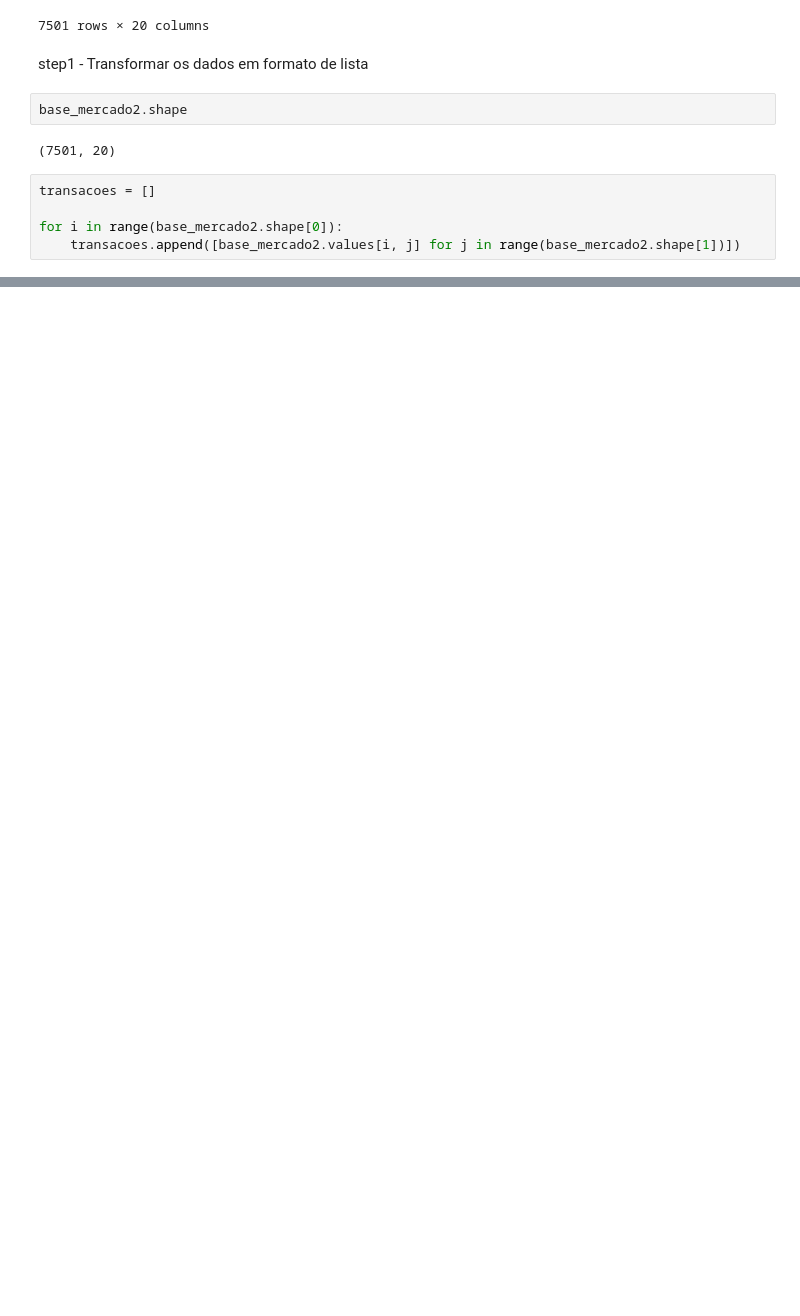
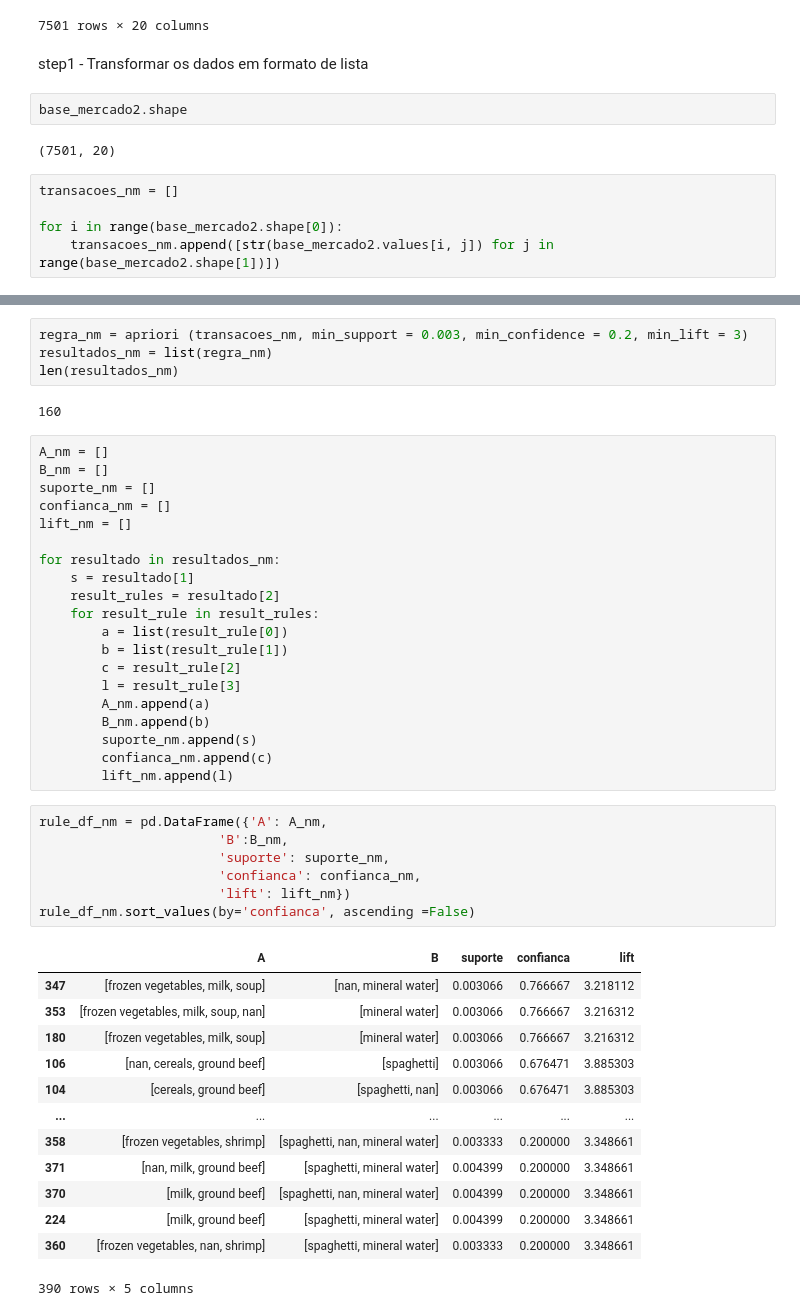
Before and after one commit to Diegoeverton/Estudo-Machine-Learning, a Jupyter notebook: associacao.ipynb, the cells around one changed output, grey strips where cells are left out. Cells and saved outputs as stored; diff of their text form; blank space fills up the shorter version.

```diff
--- a/associacao.ipynb
+++ b/associacao.ipynb
@@ -170,7 +170,7 @@ base_mercado2.shape
 # %% [output]
 (7501, 20)
 # %%
-transacoes = []
+transacoes_nm = []
 
 for i in range(base_mercado2.shape[0]):
-    transacoes.append([base_mercado2.values[i, j] for j in range(base_mercado2.shape[1])])
+    transacoes_nm.append([str(base_mercado2.values[i, j]) for j in range(base_mercado2.shape[1])])
@@ -196,0 +214,47 @@ transacoes
+# %%
+regra_nm = apriori (transacoes_nm, min_support = 0.003, min_confidence = 0.2, min_lift = 3)
+resultados_nm = list(regra_nm)
+len(resultados_nm)
+# %% [output]
+160
+# %%
+A_nm = []
+B_nm = []
+suporte_nm = []
+confianca_nm = []
+lift_nm = []
+
+for resultado in resultados_nm:
+    s = resultado[1]
+    result_rules = resultado[2]
+    for result_rule in result_rules:
+        a = list(result_rule[0])
+        b = list(result_rule[1])
+        c = result_rule[2]
+        l = result_rule[3]
+        A_nm.append(a)
+        B_nm.append(b)
+        suporte_nm.append(s)
+        confianca_nm.append(c)
+        lift_nm.append(l)
+# %%
+rule_df_nm = pd.DataFrame({'A': A_nm,
+                       'B':B_nm,
+                       'suporte': suporte_nm,
+                       'confianca': confianca_nm,
+                       'lift': lift_nm})
+rule_df_nm.sort_values(by='confianca', ascending =False)
+# %% [output]
+|  | A | B | suporte | confianca | lift |
+| 347 | [frozen vegetables, milk, soup] | [nan, mineral water] | 0.003066 | 0.766667 | 3.218112 |
+| 353 | [frozen vegetables, milk, soup, nan] | [mineral water] | 0.003066 | 0.766667 | 3.216312 |
+| 180 | [frozen vegetables, milk, soup] | [mineral water] | 0.003066 | 0.766667 | 3.216312 |
+| 106 | [nan, cereals, ground beef] | [spaghetti] | 0.003066 | 0.676471 | 3.885303 |
+| 104 | [cereals, ground beef] | [spaghetti, nan] | 0.003066 | 0.676471 | 3.885303 |
+| ... | ... | ... | ... | ... | ... |
+| 358 | [frozen vegetables, shrimp] | [spaghetti, nan, mineral water] | 0.003333 | 0.200000 | 3.348661 |
+| 371 | [nan, milk, ground beef] | [spaghetti, mineral water] | 0.004399 | 0.200000 | 3.348661 |
+| 370 | [milk, ground beef] | [spaghetti, nan, mineral water] | 0.004399 | 0.200000 | 3.348661 |
+| 224 | [milk, ground beef] | [spaghetti, mineral water] | 0.004399 | 0.200000 | 3.348661 |
+| 360 | [frozen vegetables, nan, shrimp] | [spaghetti, mineral water] | 0.003333 | 0.200000 | 3.348661 |
+390 rows × 5 columns
```
Also changed, not shown: parts of 14 cells of this notebook.
